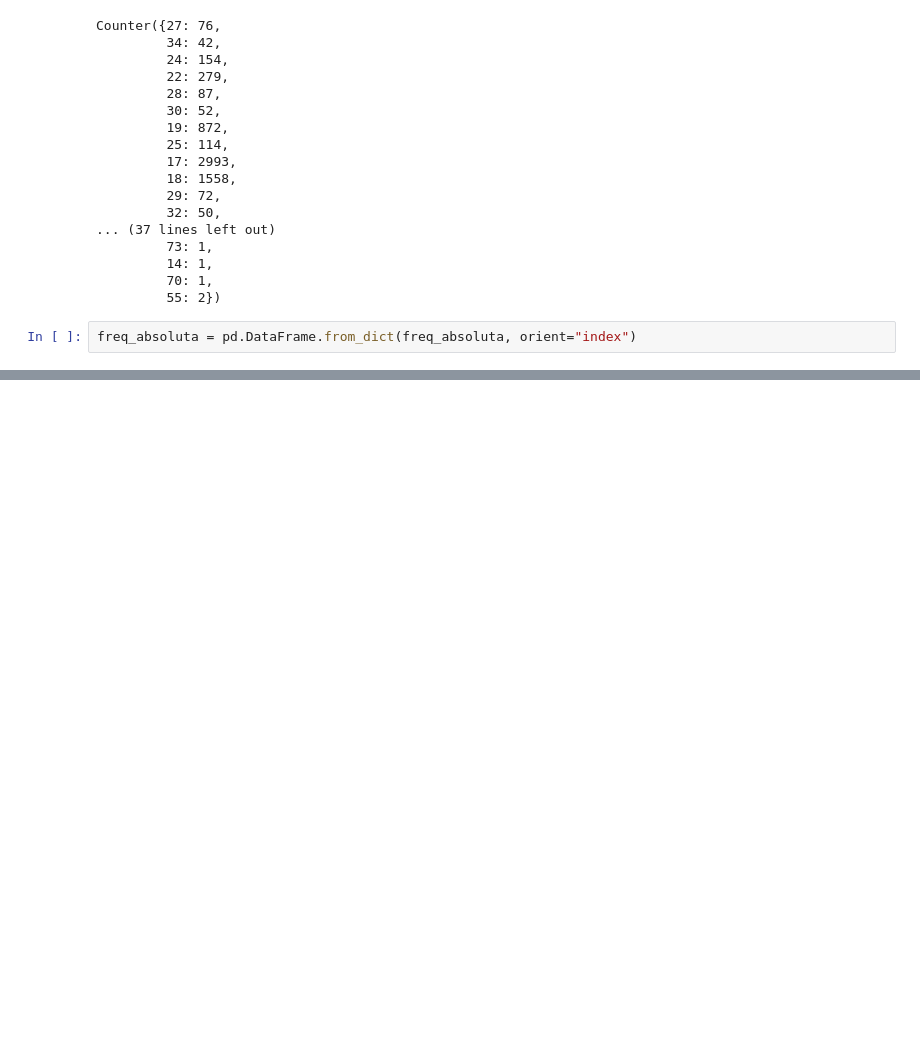
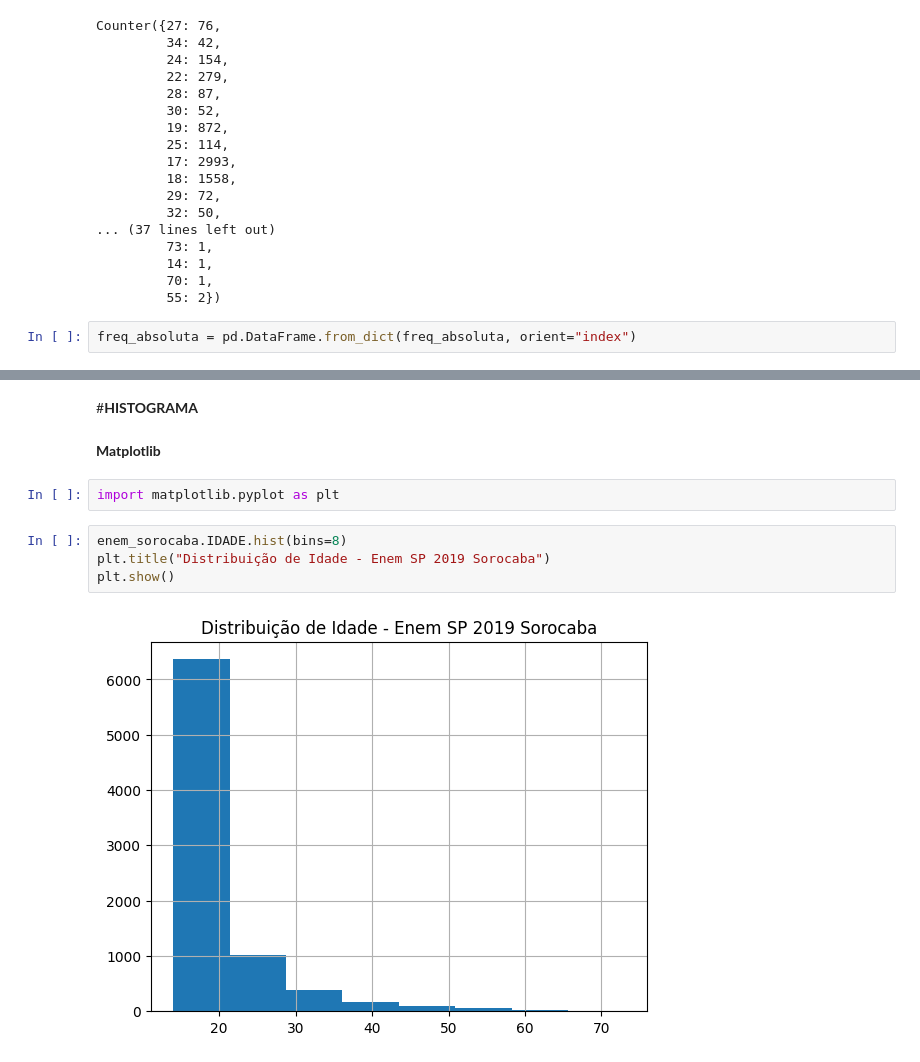
Before and after one commit to mateus-neres/Analise_estatistica_enem_2019, a Jupyter notebook: Distribuicao_De_Frequencia_Etapa03.ipynb, the cells around one changed output, grey strips where cells are left out. Drawn from its saved outputs; the diff is of its cells as text; blank space fills up the shorter version.

```diff
--- a/Distribuicao_De_Frequencia_Etapa03.ipynb
+++ b/Distribuicao_De_Frequencia_Etapa03.ipynb
@@ -91,0 +164,12 @@ freq_relativa_perc
+# %% [markdown]
+#**HISTOGRAMA**
+# %% [markdown]
+**Matplotlib**
+# %%
+import matplotlib.pyplot as plt
+# %%
+enem_sorocaba.IDADE.hist(bins=8)
+plt.title("Distribuição de Idade - Enem SP 2019 Sorocaba")
+plt.show()
+# %% [output]
+[figure, added]
```
Also changed, not shown: parts of 6 cells of this notebook.
